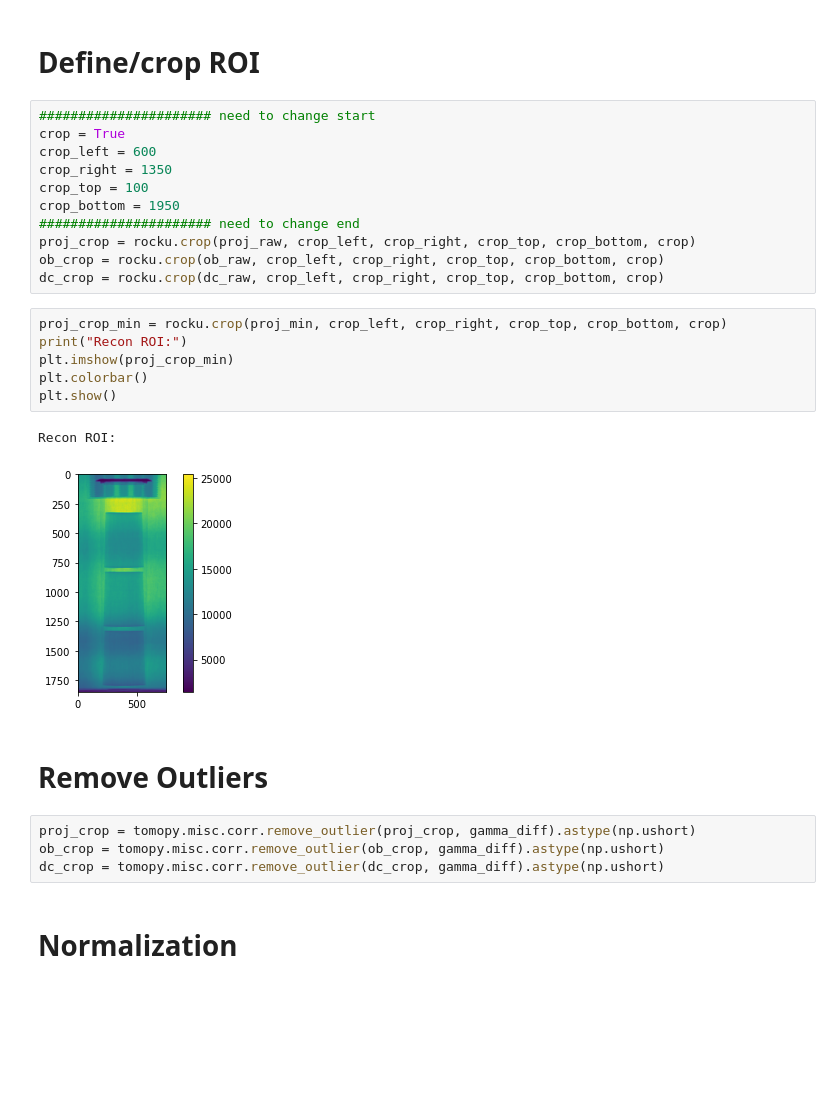
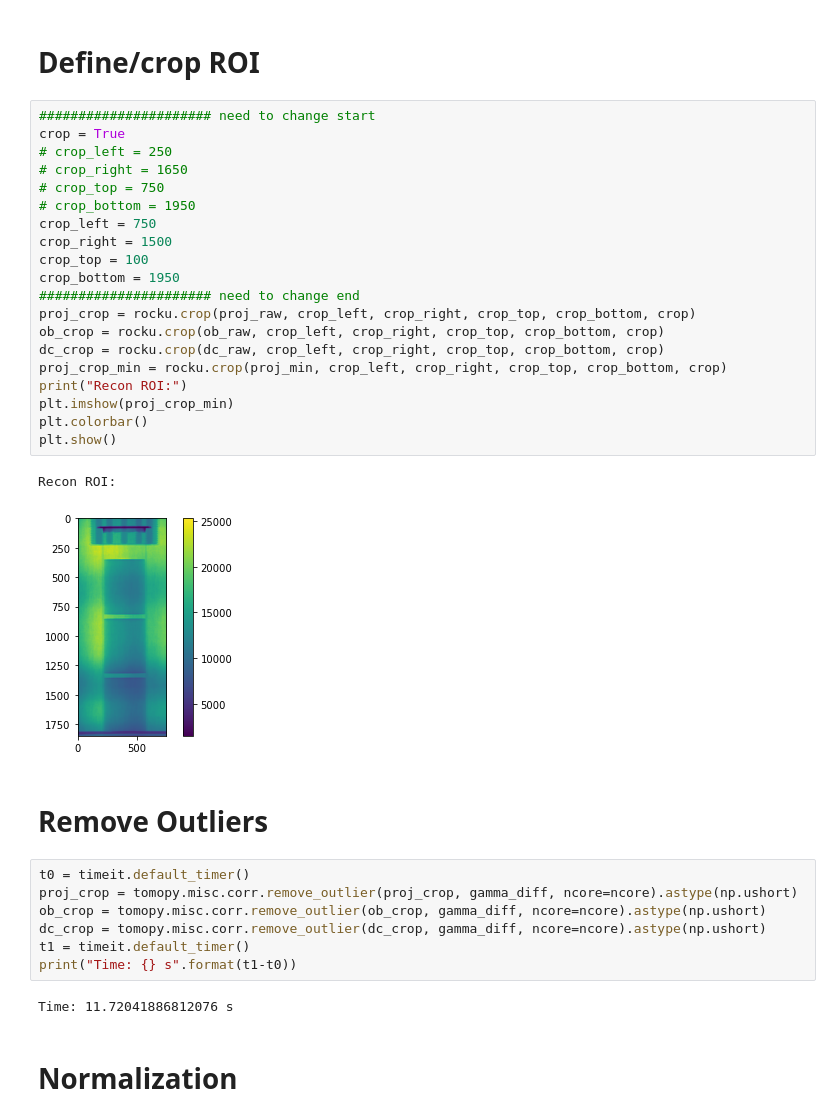
Before and after one commit to zhangy6x/research_stuff, a Jupyter notebook: jupyter_notebooks/norm_recon/algotom_workflow_save_HDF5.ipynb, the cells around one changed output. Cells and saved outputs as stored; diff of their text form; blank space fills up the shorter version.

```diff
--- a/jupyter_notebooks/norm_recon/algotom_workflow_save_HDF5.ipynb
+++ b/jupyter_notebooks/norm_recon/algotom_workflow_save_HDF5.ipynb
@@ -114,29 +123,37 @@ plt.show()
 # %%
 ###################### need to change start
 crop = True
-crop_left = 600
-crop_right = 1350
+# crop_left = 250
+# crop_right = 1650
+# crop_top = 750
+# crop_bottom = 1950
+crop_left = 750
+crop_right = 1500
 crop_top = 100
 crop_bottom = 1950
 ###################### need to change end
 proj_crop = rocku.crop(proj_raw, crop_left, crop_right, crop_top, crop_bottom, crop)
 ob_crop = rocku.crop(ob_raw, crop_left, crop_right, crop_top, crop_bottom, crop)
 dc_crop = rocku.crop(dc_raw, crop_left, crop_right, crop_top, crop_bottom, crop)
+proj_crop_min = rocku.crop(proj_min, crop_left, crop_right, crop_top, crop_bottom, crop)
+print("Recon ROI:")
+plt.imshow(proj_crop_min)
+plt.colorbar()
+plt.show()
+# %% [output]
+Recon ROI:
+[figure, added]
-# %%
-proj_crop_min = rocku.crop(proj_min, crop_left, crop_right, crop_top, crop_bottom, crop)
-print("Recon ROI:")
-plt.imshow(proj_crop_min)
-plt.colorbar()
-plt.show()
-# %% [output]
-Recon ROI:
-[figure, removed]
 # %% [markdown]
 # Remove Outliers
 # %%
-proj_crop = tomopy.misc.corr.remove_outlier(proj_crop, gamma_diff).astype(np.ushort)
-ob_crop = tomopy.misc.corr.remove_outlier(ob_crop, gamma_diff).astype(np.ushort)
-dc_crop = tomopy.misc.corr.remove_outlier(dc_crop, gamma_diff).astype(np.ushort)
+t0 = timeit.default_timer()
+proj_crop = tomopy.misc.corr.remove_outlier(proj_crop, gamma_diff, ncore=ncore).astype(np.ushort)
+ob_crop = tomopy.misc.corr.remove_outlier(ob_crop, gamma_diff, ncore=ncore).astype(np.ushort)
+dc_crop = tomopy.misc.corr.remove_outlier(dc_crop, gamma_diff, ncore=ncore).astype(np.ushort)
+t1 = timeit.default_timer()
+print("Time: {} s".format(t1-t0))
+# %% [output]
+Time: 11.72041886812076 s
 # %% [markdown]
 # Normalization
 # %%
```
Also changed, not shown: parts of 28 cells of this notebook, 3 other files.
